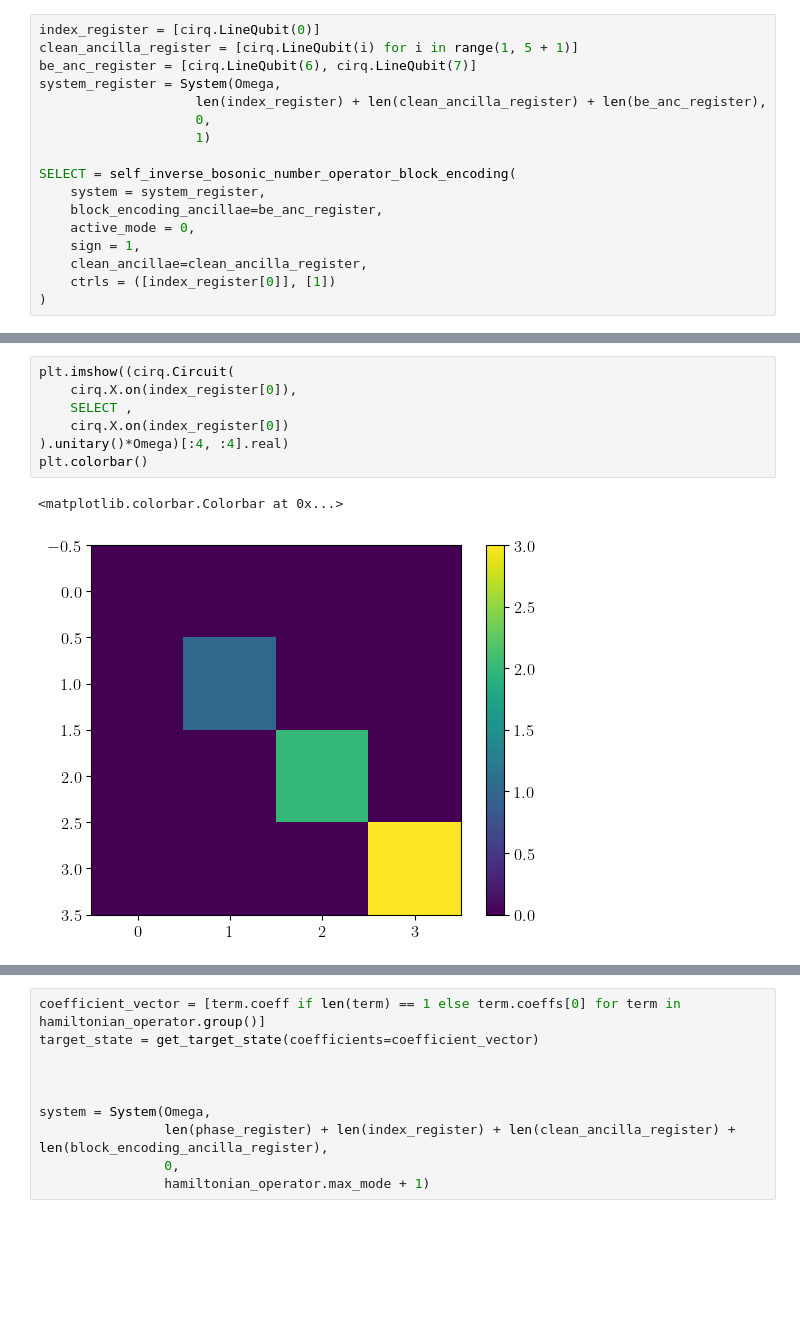
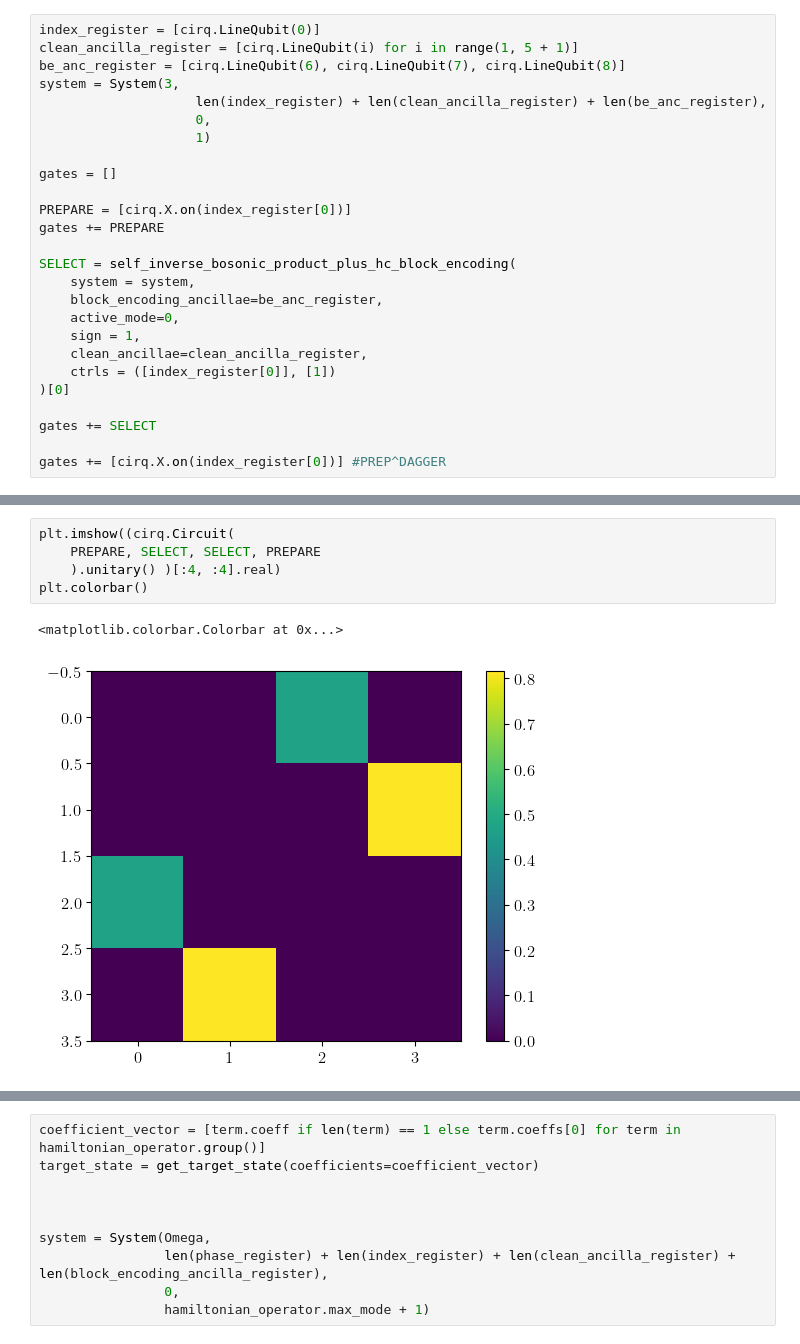
Before and after one commit to Tufts-QIQC/LOBE, a Jupyter notebook: notebooks/bosonic_lwo.ipynb, the cells around one changed output, grey strips where cells are left out. Cells and saved outputs as stored; diff of their text form; blank space fills up the shorter version.

```diff
--- a/notebooks/bosonic_lwo.ipynb
+++ b/notebooks/bosonic_lwo.ipynb
@@ -149,18 +178,27 @@ def self_inverse_bosonic_number_operator_block_encoding(
 # %%
 index_register = [cirq.LineQubit(0)]
 clean_ancilla_register = [cirq.LineQubit(i) for i in range(1, 5 + 1)]
-be_anc_register = [cirq.LineQubit(6), cirq.LineQubit(7)]
-system_register = System(Omega,
+be_anc_register = [cirq.LineQubit(6), cirq.LineQubit(7), cirq.LineQubit(8)]
+system = System(3,
                     len(index_register) + len(clean_ancilla_register) + len(be_anc_register),
                     0,
                     1)
 
-SELECT = self_inverse_bosonic_number_operator_block_encoding(
-    system = system_register,
+gates = []
+
+PREPARE = [cirq.X.on(index_register[0])]
+gates += PREPARE
+
+SELECT = self_inverse_bosonic_product_plus_hc_block_encoding(
+    system = system,
     block_encoding_ancillae=be_anc_register,
-    active_mode = 0,
+    active_mode=0,
     sign = 1,
     clean_ancillae=clean_ancilla_register,
     ctrls = ([index_register[0]], [1])
-)
+)[0]
+
+gates += SELECT
+
+gates += [cirq.X.on(index_register[0])] #PREP^DAGGER
 # %%
@@ -170,10 +217,8 @@ SVGCircuit(cirq.Circuit(SELECT))
 # %%
 plt.imshow((cirq.Circuit(
-    cirq.X.on(index_register[0]),
-    SELECT ,
-    cirq.X.on(index_register[0])
-).unitary()*Omega)[:4, :4].real)
+    PREPARE, SELECT, SELECT, PREPARE
+    ).unitary() )[:4, :4].real)
 plt.colorbar()
 # %% [output]
 <matplotlib.colorbar.Colorbar at 0x...>
-[figure, old version]
+[figure, new version]
```
Also changed, not shown: parts of 21 cells of this notebook, 1 other file.
